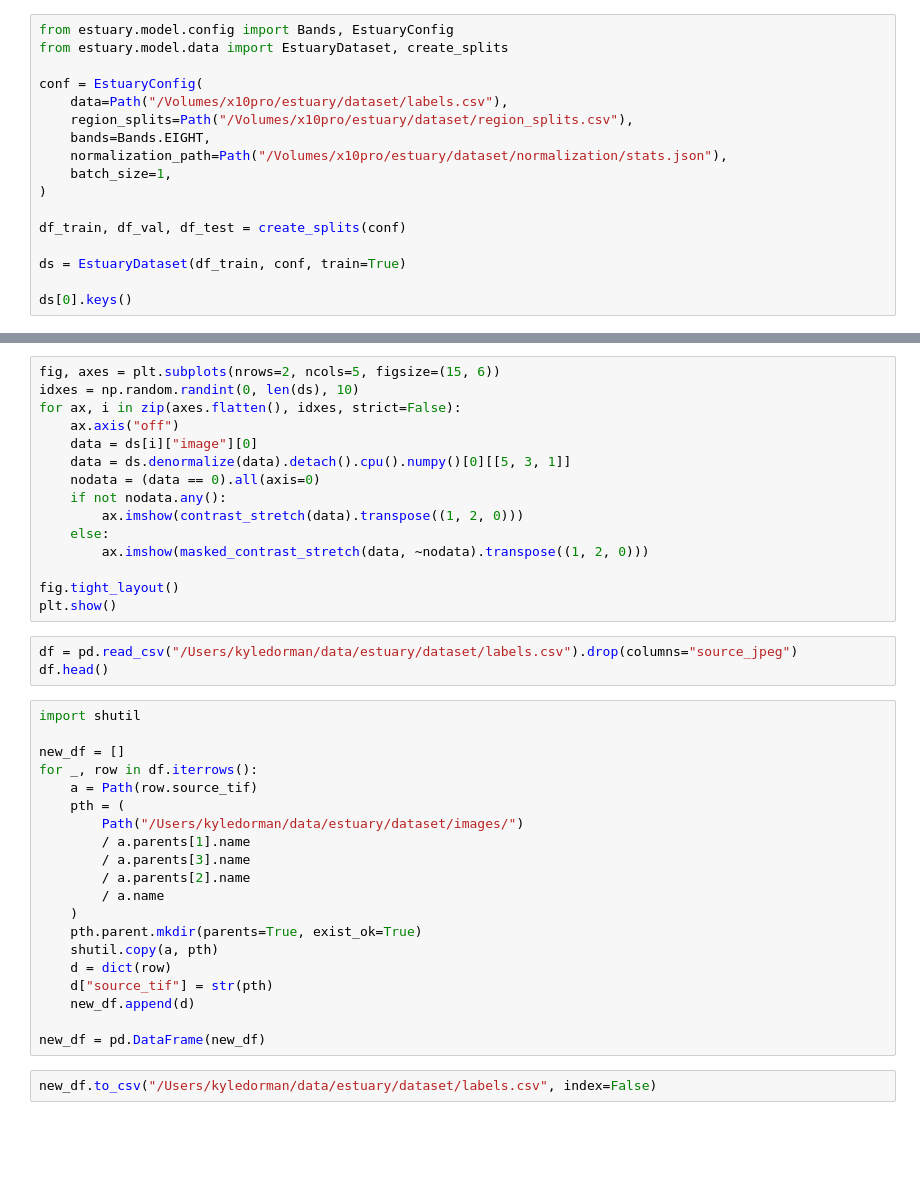
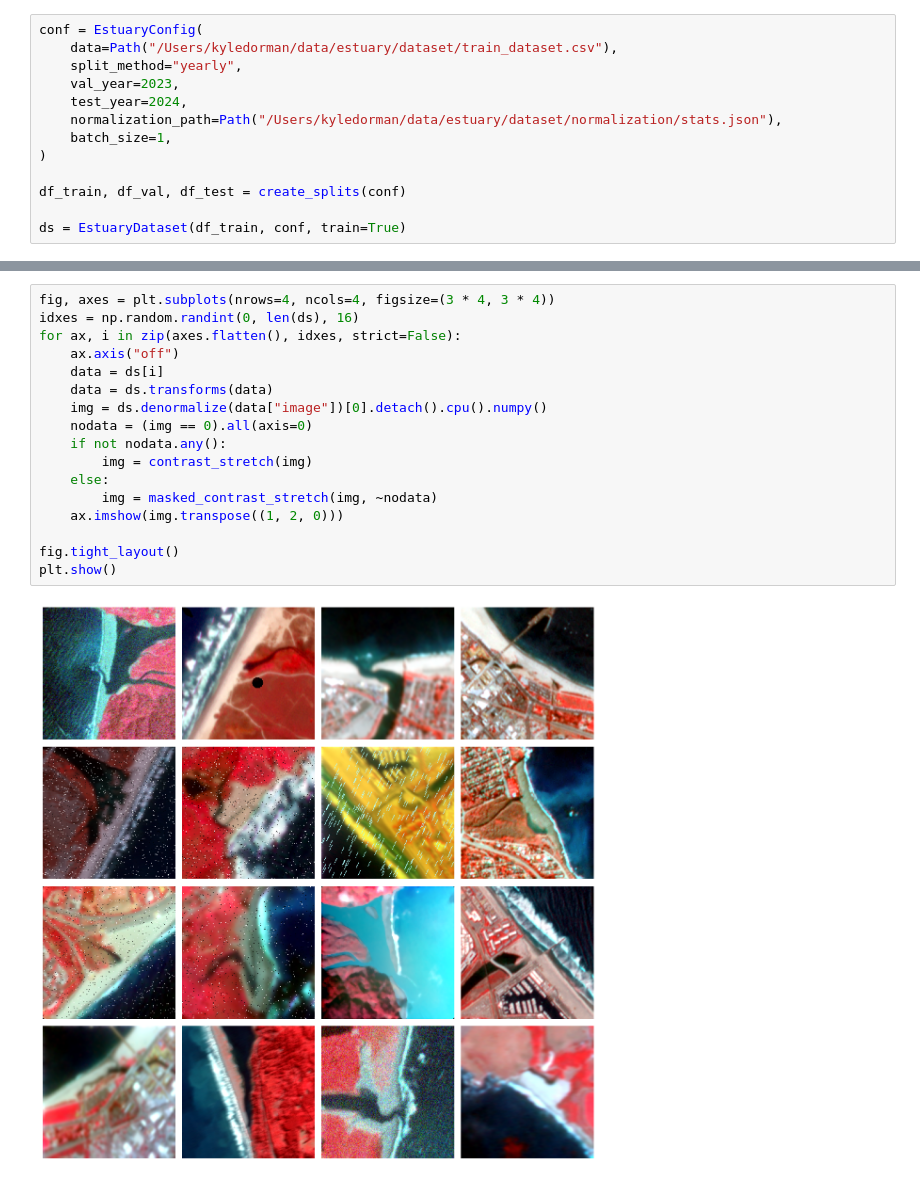
Before and after one commit to kyle-dorman/estuary, a Jupyter notebook: notebooks/augmentations.ipynb, the cells around one changed output, grey strips where cells are left out. Cells and saved outputs as stored; diff of their text form; blank space fills up the shorter version.

Commit message:
redo quality augs add more augs for train

```diff
--- a/notebooks/augmentations.ipynb
+++ b/notebooks/augmentations.ipynb
@@ -13,17 +20,13 @@ load_dotenv("../.env")
 # %%
-from estuary.model.config import Bands, EstuaryConfig
-from estuary.model.data import EstuaryDataset, create_splits
-
 conf = EstuaryConfig(
-    data=Path("/Volumes/x10pro/estuary/dataset/labels.csv"),
-    region_splits=Path("/Volumes/x10pro/estuary/dataset/region_splits.csv"),
-    bands=Bands.EIGHT,
-    normalization_path=Path("/Volumes/x10pro/estuary/dataset/normalization/stats.json"),
+    data=Path("/Users/kyledorman/data/estuary/dataset/train_dataset.csv"),
+    split_method="yearly",
+    val_year=2023,
+    test_year=2024,
+    normalization_path=Path("/Users/kyledorman/data/estuary/dataset/normalization/stats.json"),
     batch_size=1,
 )
 
 df_train, df_val, df_test = create_splits(conf)
 
 ds = EstuaryDataset(df_train, conf, train=True)
-
-ds[0].keys()
@@ -30,40 +58,19 @@ ds[0].keys()
 # %%
-fig, axes = plt.subplots(nrows=2, ncols=5, figsize=(15, 6))
-idxes = np.random.randint(0, len(ds), 10)
+fig, axes = plt.subplots(nrows=4, ncols=4, figsize=(3 * 4, 3 * 4))
+idxes = np.random.randint(0, len(ds), 16)
 for ax, i in zip(axes.flatten(), idxes, strict=False):
     ax.axis("off")
-    data = ds[i]["image"][0]
-    data = ds.denormalize(data).detach().cpu().numpy()[0][[5, 3, 1]]
-    nodata = (data == 0).all(axis=0)
+    data = ds[i]
+    data = ds.transforms(data)
+    img = ds.denormalize(data["image"])[0].detach().cpu().numpy()
+    nodata = (img == 0).all(axis=0)
     if not nodata.any():
-        ax.imshow(contrast_stretch(data).transpose((1, 2, 0)))
+        img = contrast_stretch(img)
     else:
-        ax.imshow(masked_contrast_stretch(data, ~nodata).transpose((1, 2, 0)))
+        img = masked_contrast_stretch(img, ~nodata)
+    ax.imshow(img.transpose((1, 2, 0)))
 
 fig.tight_layout()
 plt.show()
+# %% [output]
+[figure, added]
-# %%
-df = pd.read_csv("/Users/kyledorman/data/estuary/dataset/labels.csv").drop(columns="source_jpeg")
-df.head()
-# %%
-import shutil
-
-new_df = []
-for _, row in df.iterrows():
-    a = Path(row.source_tif)
-    pth = (
-        Path("/Users/kyledorman/data/estuary/dataset/images/")
-        / a.parents[1].name
-        / a.parents[3].name
-        / a.parents[2].name
-        / a.name
-    )
-    pth.parent.mkdir(parents=True, exist_ok=True)
-    shutil.copy(a, pth)
-    d = dict(row)
-    d["source_tif"] = str(pth)
-    new_df.append(d)
-
-new_df = pd.DataFrame(new_df)
-# %%
-new_df.to_csv("/Users/kyledorman/data/estuary/dataset/labels.csv", index=False)
```
Also changed, not shown: parts of 4 cells of this notebook, 25 other files.
